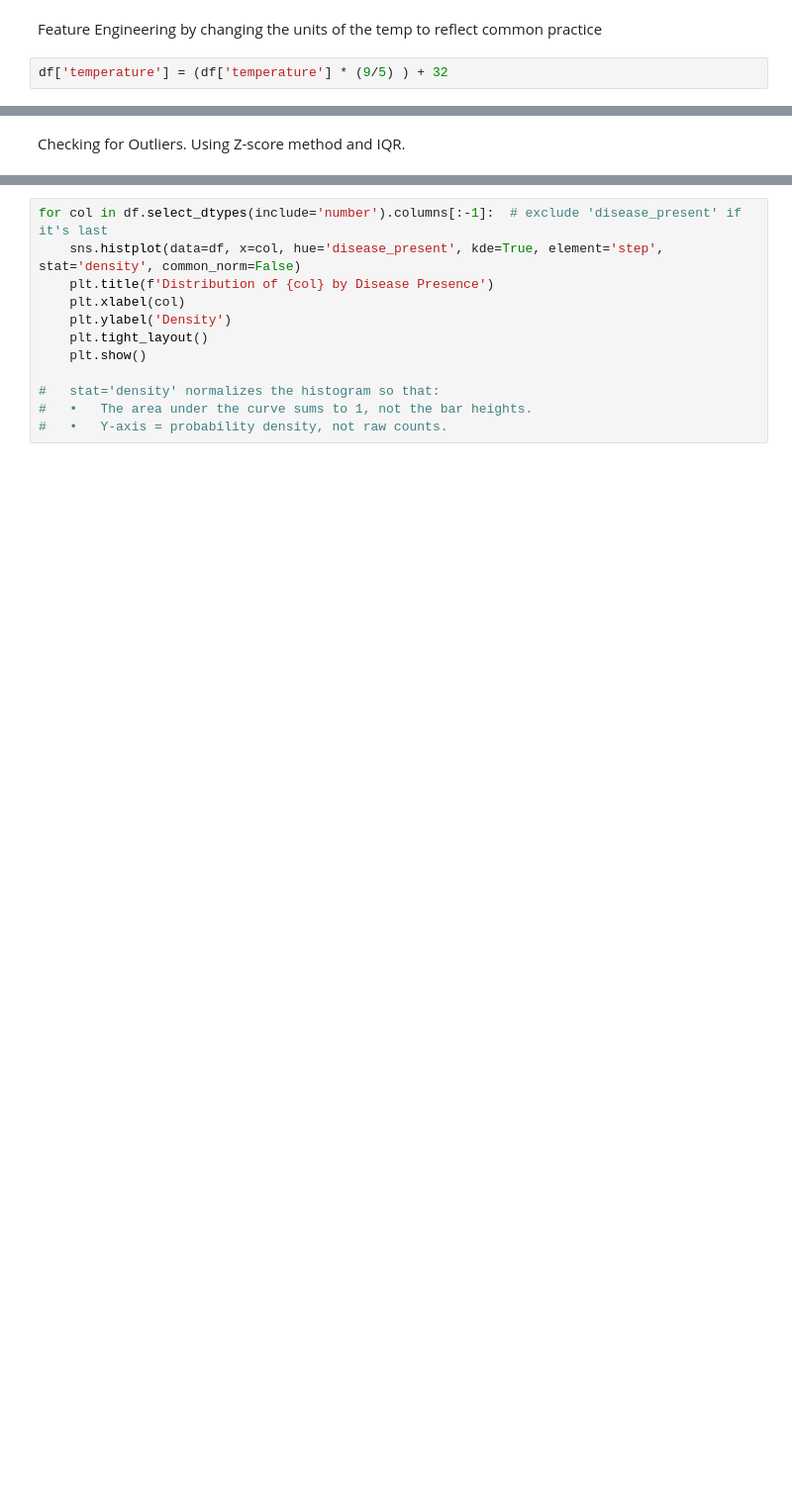
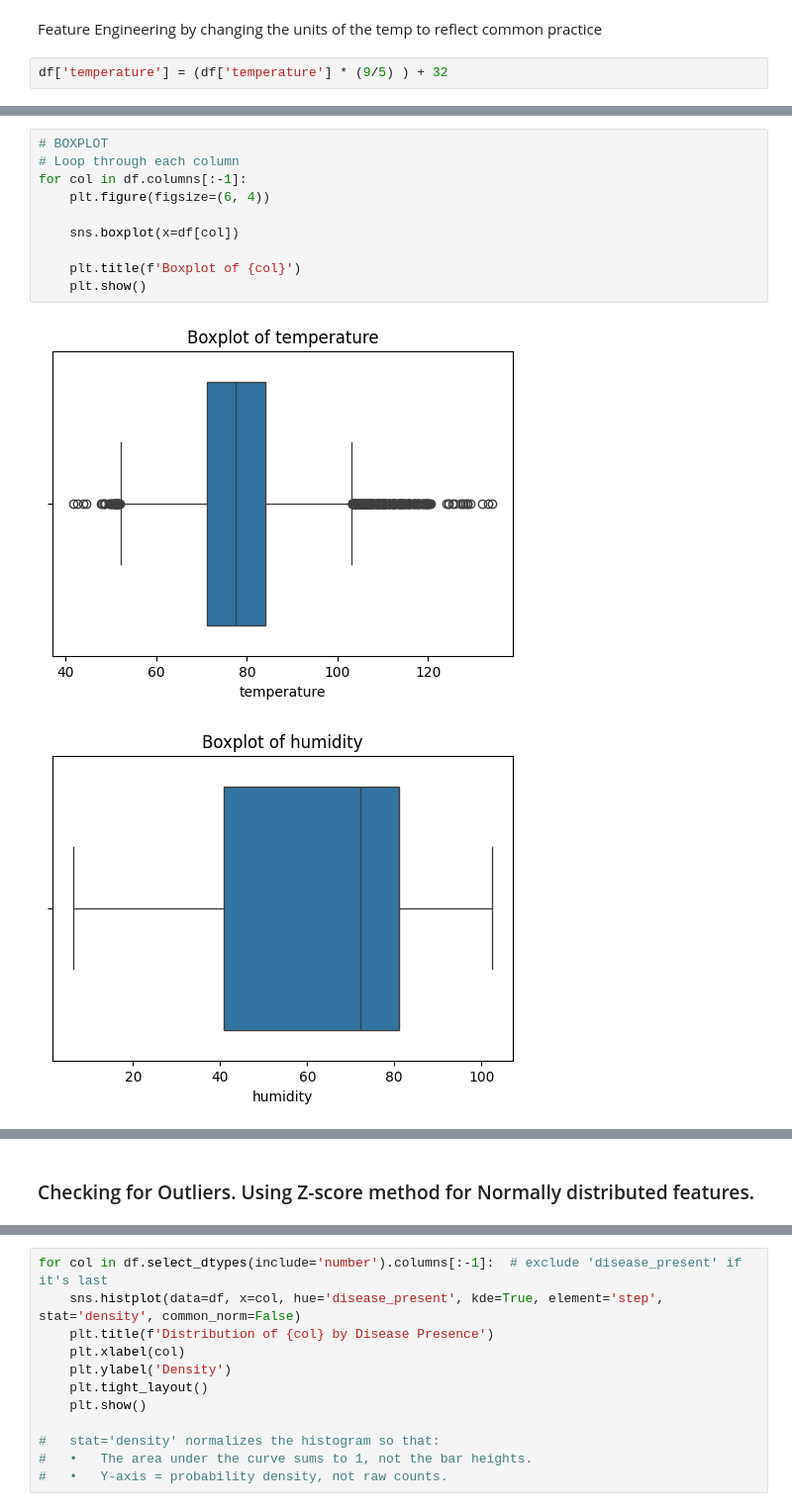
Before and after one commit to AndyBerrios/Flower_Classifier, a Jupyter notebook: notebooks/EDA.ipynb, the cells around one changed output, grey strips where cells are left out. Shown at 99% size. Cells and saved outputs as stored; diff of their text form; blank space fills up the shorter version.

```diff
--- a/notebooks/EDA.ipynb
+++ b/notebooks/EDA.ipynb
@@ -28,0 +57,13 @@ df['temperature'] = (df['temperature'] * (9/5) ) + 32
+# %%
+# BOXPLOT
+# Loop through each column
+for col in df.columns[:-1]:
+    plt.figure(figsize=(6, 4))
+
+    sns.boxplot(x=df[col])
+
+    plt.title(f'Boxplot of {col}')
+    plt.show()
+# %% [output]
+[figure, added]
+[figure, added]
@@ -29,2 +72,2 @@ df['temperature'] = (df['temperature'] * (9/5) ) + 32
 # %% [markdown]
-Checking for Outliers. Using Z-score method and IQR.
+### Checking for Outliers. Using Z-score method for Normally distributed features.
```
Also changed, not shown: parts of 15 cells of this notebook, 4 other files.
